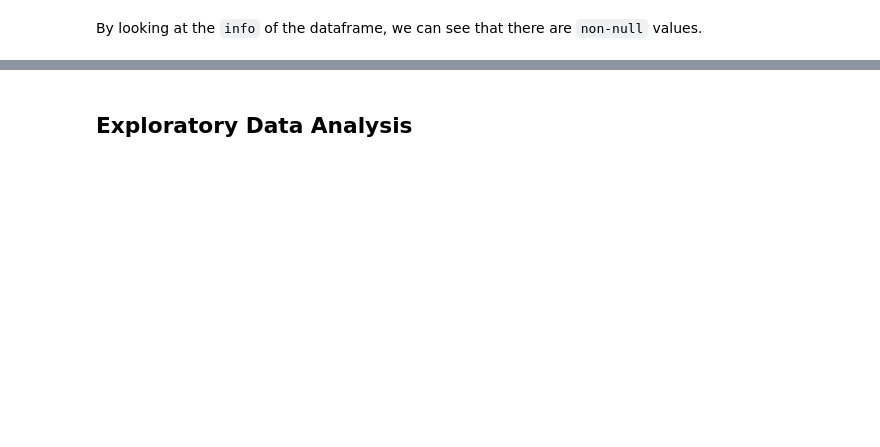
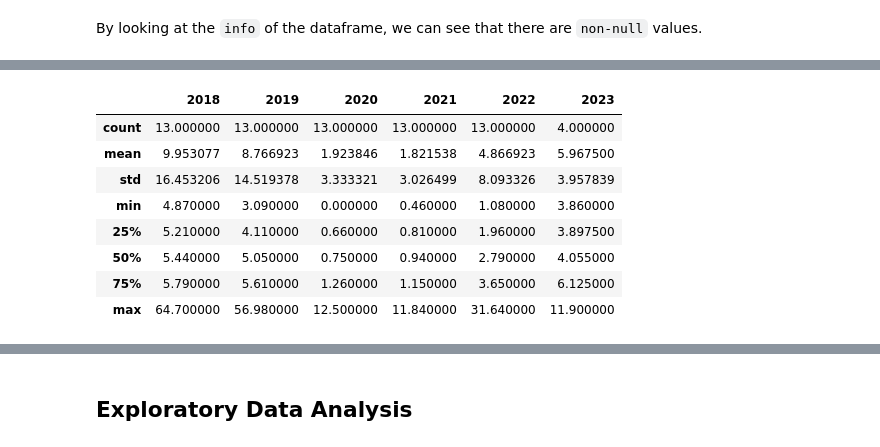
Before and after one commit to AGR-Yes/LRT-KPI, a Jupyter notebook: main.ipynb, the cells around one changed output, grey strips where cells are left out. Saved outputs shown, nothing was run; the diff lists cells and outputs as text; code cells hidden in the pictures; blank space fills up the shorter version.

```diff
--- a/main.ipynb
+++ b/main.ipynb
@@ -58,0 +122,12 @@ df.info()
+# %%
+traffic_df.describe()
+# %% [output]
+|  | 2018 | 2019 | 2020 | 2021 | 2022 | 2023 |
+| count | 13.000000 | 13.000000 | 13.000000 | 13.000000 | 13.000000 | 4.000000 |
+| mean | 9.953077 | 8.766923 | 1.923846 | 1.821538 | 4.866923 | 5.967500 |
+| std | 16.453206 | 14.519378 | 3.333321 | 3.026499 | 8.093326 | 3.957839 |
+| min | 4.870000 | 3.090000 | 0.000000 | 0.460000 | 1.080000 | 3.860000 |
+| 25% | 5.210000 | 4.110000 | 0.660000 | 0.810000 | 1.960000 | 3.897500 |
+| 50% | 5.440000 | 5.050000 | 0.750000 | 0.940000 | 2.790000 | 4.055000 |
+| 75% | 5.790000 | 5.610000 | 1.260000 | 1.150000 | 3.650000 | 6.125000 |
+| max | 64.700000 | 56.980000 | 12.500000 | 11.840000 | 31.640000 | 11.900000 |
```
Also changed, not shown: parts of 37 cells of this notebook.
